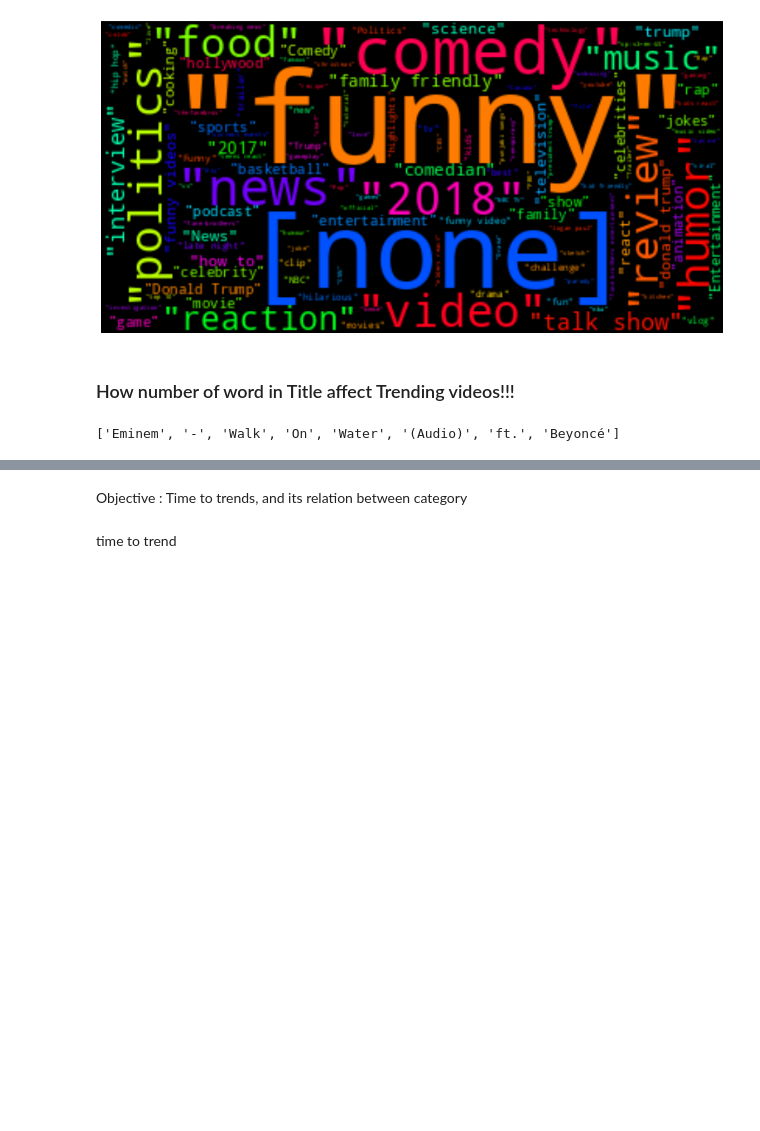
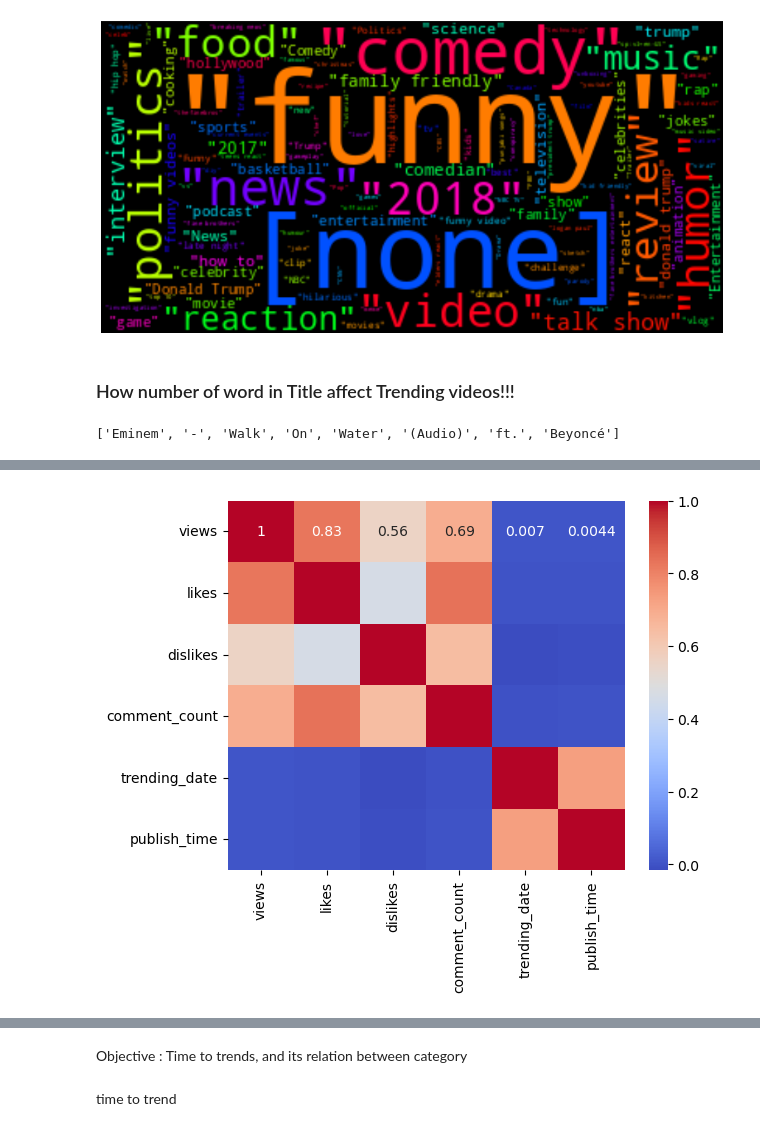
Before and after one commit to aishpatil655/Trending_youtube_Video, a Jupyter notebook: Factor Affecting youtube Videos.ipynb, the cells around one changed output, grey strips where cells are left out. Cells and saved outputs as stored; diff of their text form; code cells hidden in the pictures; blank space fills up the shorter version.

```diff
--- a/Factor Affecting youtube Videos.ipynb
+++ b/Factor Affecting youtube Videos.ipynb
@@ -307,0 +358,4 @@ TODO::::
+# %%
+# calculate the correlation coefficient
+correlation_matrix = newvideos.corr()
+correlation_matrix
@@ -308,2 +380,9 @@ TODO::::
+# %%
+#correlation matrix using heatmap
+
+sns.heatmap(correlation_matrix, annot=True, cmap='coolwarm')
+plt.show()
+# %% [output]
+[figure, added]
 # %%
 df.shape
```
Also changed, not shown: parts of 7 cells of this notebook.
